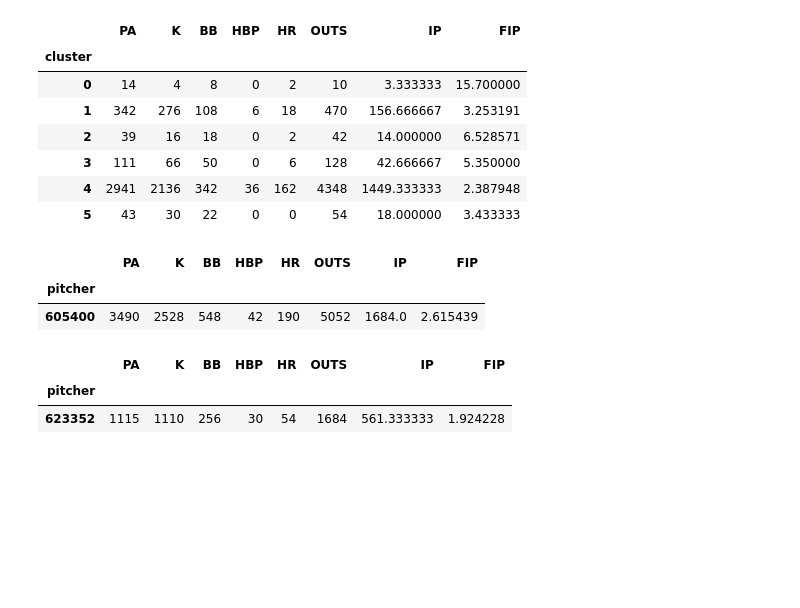
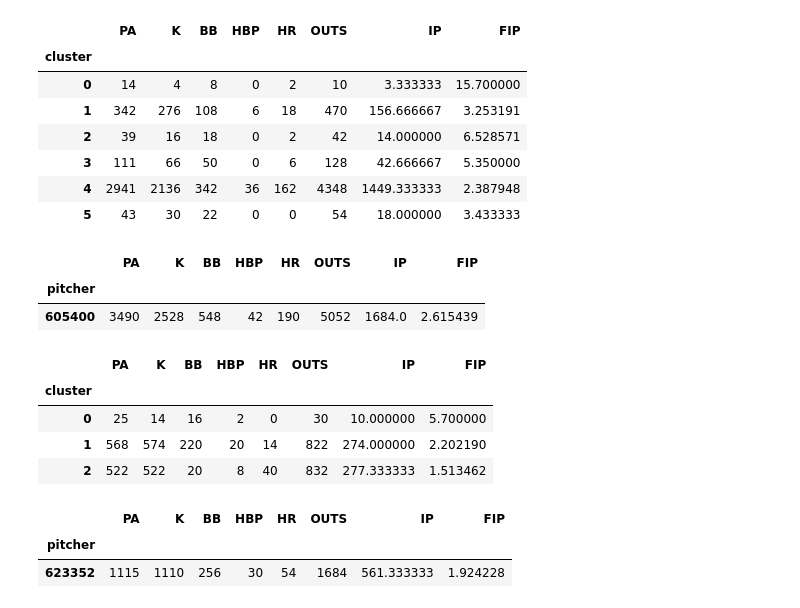
Before and after one commit to finn-sharp/Process-Mining-Analysis-on-MLB, a Jupyter notebook: process_analysis.ipynb, the cells around one changed output. Saved outputs shown, nothing was run; the diff lists cells and outputs as text; code cells hidden in the pictures; blank space fills up the shorter version.

```diff
--- a/process_analysis.ipynb
+++ b/process_analysis.ipynb
@@ -681,6 +681,14 @@ fip(df_rogers)
 |  | PA | K | BB | HBP | HR | OUTS | IP | FIP |
 | pitcher |  |  |  |  |  |  |  |  |
 | 605400 | 3490 | 2528 | 548 | 42 | 190 | 5052 | 1684.0 | 2.615439 |
+# %%
+fip(df_hader_clustered)
+# %% [output]
+|  | PA | K | BB | HBP | HR | OUTS | IP | FIP |
+| cluster |  |  |  |  |  |  |  |  |
+| 0 | 25 | 14 | 16 | 2 | 0 | 30 | 10.000000 | 5.700000 |
+| 1 | 568 | 574 | 220 | 20 | 14 | 822 | 274.000000 | 2.202190 |
+| 2 | 522 | 522 | 20 | 8 | 40 | 832 | 277.333333 | 1.513462 |
 # %%
 fip(df_hader)
 # %% [output]
```
Also changed, not shown: parts of 3 cells of this notebook, 1 other file.
